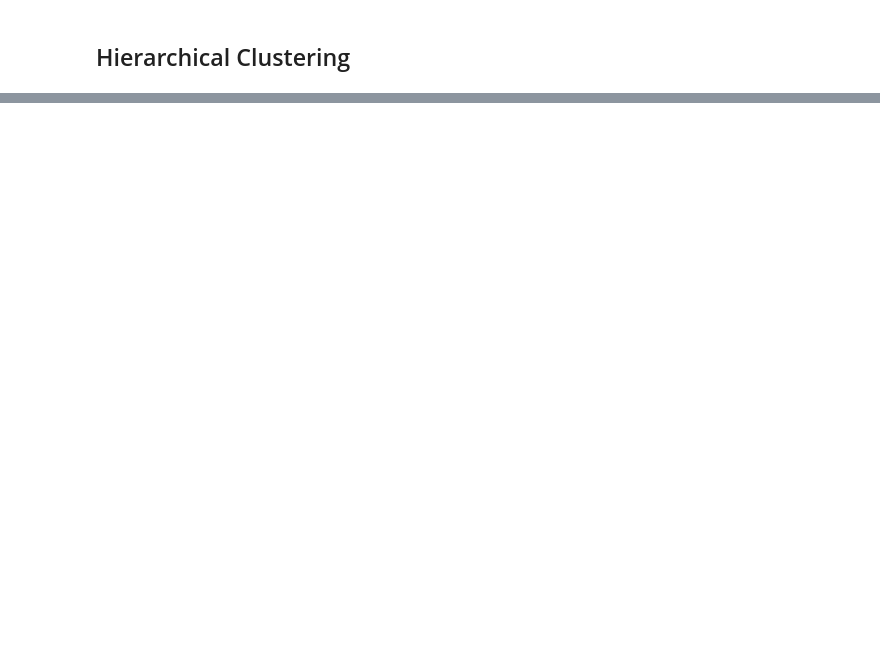
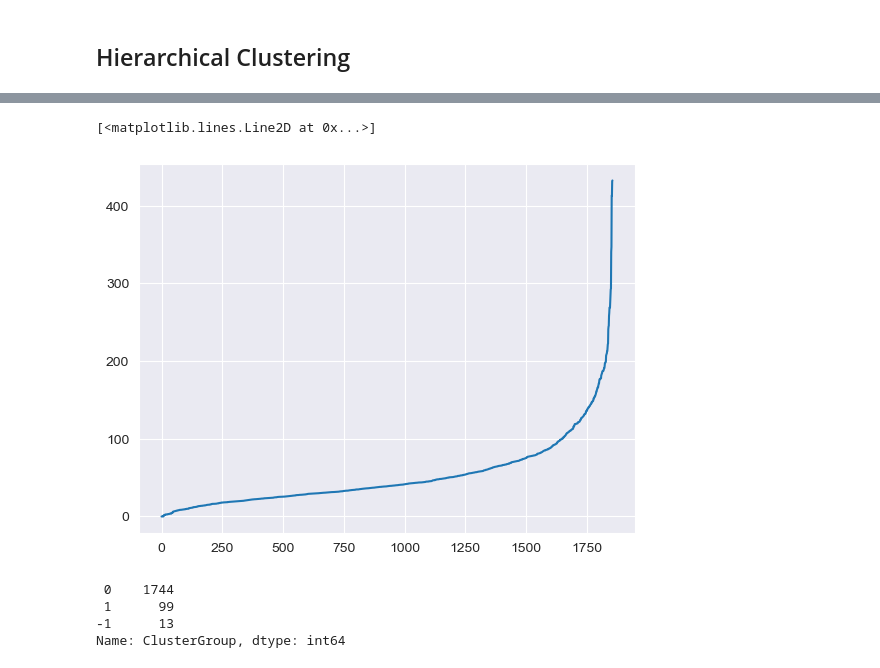
Before and after one commit to JayyyOlden/AMLDM, a Jupyter notebook: 2006184.ipynb, the cells around one changed output, grey strips where cells are left out. Cells and saved outputs as stored; diff of their text form; code cells hidden in the pictures; blank space fills up the shorter version.

```diff
--- a/2006184.ipynb
+++ b/2006184.ipynb
@@ -1232,0 +1245,12 @@ plt.show()
+# %%
+#Calculate the average distance between each point in the dataset and its 4 nearest neighbors (MinPts value).
+neighbors = NearestNeighbors(n_neighbors=4)
+neighbors_fit = neighbors.fit(x_train_dbscan)
+distances, indices = neighbors_fit.kneighbors(x_train_dbscan)
+#Sort distance values by ascending value and plot
+distances = np.sort(distances, axis=0)
+distances = distances[:,1]
+plt.plot(distances)
+# %% [output]
+[<matplotlib.lines.Line2D at 0x...>]
+[figure, added]
@@ -1232,0 +1269,8 @@ plt.show()
+# %%
+# print number of instances in each cluster group
+x_train_dbscan['ClusterGroup'].value_counts()
+# %% [output]
+ 0    1744
+ 1      99
+-1      13
+Name: ClusterGroup, dtype: int64
```
Also changed, not shown: parts of 18 cells of this notebook.
